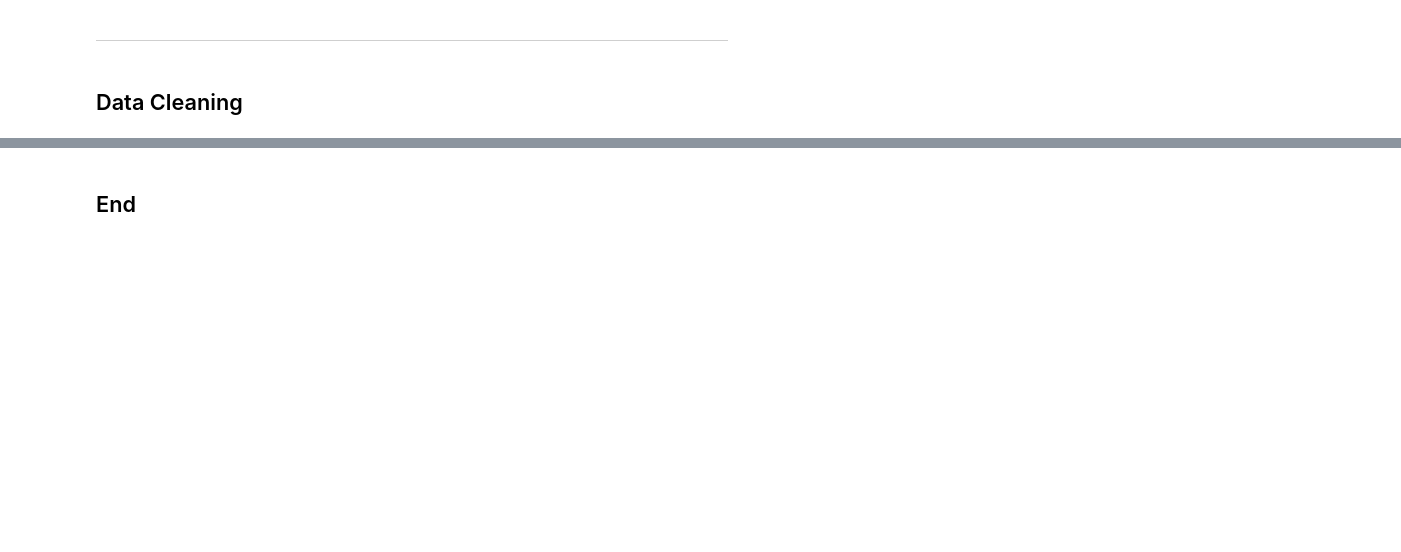
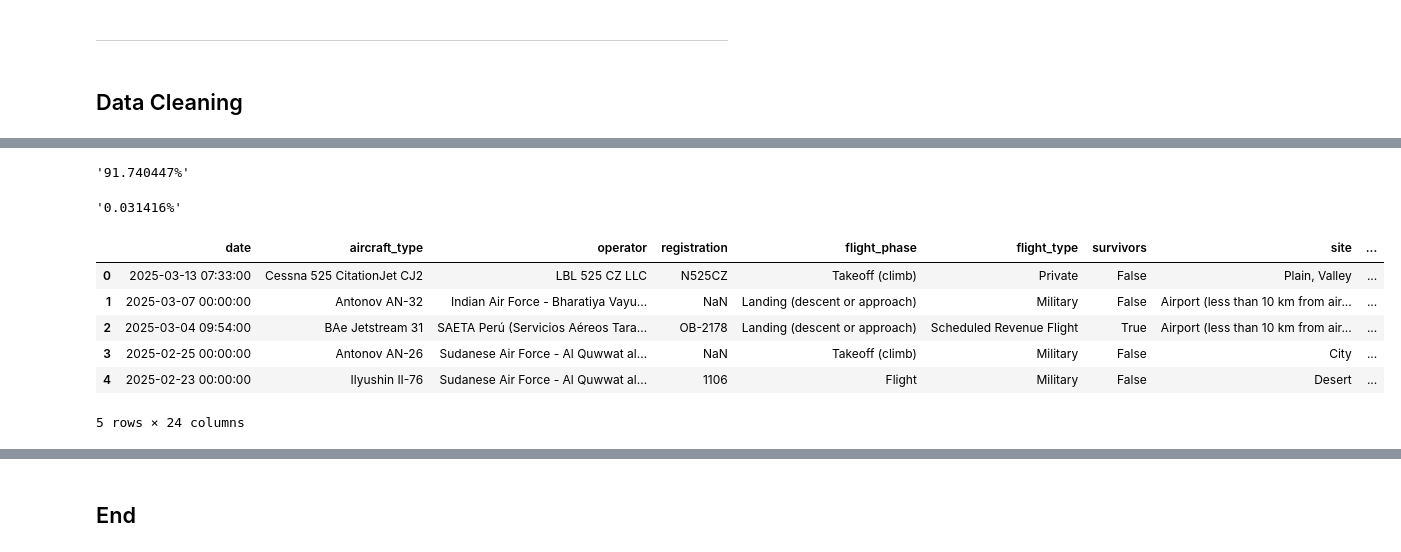
Before and after one commit to nadpierre/aircraft-crashes-clustering-project, a Jupyter notebook: data_collection_and_cleaning.ipynb, the cells around one changed output, grey strips where cells are left out. Drawn from its saved outputs; the diff is of its cells as text; code cells hidden in the pictures; blank space fills up the shorter version.

```diff
--- a/data_collection_and_cleaning.ipynb
+++ b/data_collection_and_cleaning.ipynb
@@ -554,0 +345,32 @@ while min_score > 80:
+# %%
+# Drop yom column
+df = df.drop('yom', axis=1)
+# %%
+# Get proportion of rows where flight_number is null
+f'{len(df[df['flight_number'].isna()]) / len(df):0%}'
+# %% [output]
+'91.740447%'
+# %%
+# Drop flight_number column
+df = df.drop('flight_number', axis=1)
+# %%
+# Only keep first part in location column
+df['location'] = df['location'].str.split(', ', expand=True)[0]
+# %%
+# Get proportion of rows where location is null
+f'{len(df[df['location'].isna()]) / len(df):0%}'
+# %% [output]
+'0.031416%'
+# %%
+# Drop rows where location is null
+df = df.dropna(subset='location').reset_index(drop=True)
+# %%
+df.head()
+# %% [output]
+|  | date | aircraft_type | operator | registration | flight_phase | flight_type | survivors | site | ... |
+| 0 | 2025-03-13 07:33:00 | Cessna 525 CitationJet CJ2 | LBL 525 CZ LLC | N525CZ | Takeoff (climb) | Private | False | Plain, Valley | ... |
+| 1 | 2025-03-07 00:00:00 | Antonov AN-32 | Indian Air Force - Bharatiya Vayu... | NaN | Landing (descent or approach) | Military | False | Airport (less than 10 km from air... | ... |
+| 2 | 2025-03-04 09:54:00 | BAe Jetstream 31 | SAETA Perú (Servicios Aéreos Tara... | OB-2178 | Landing (descent or approach) | Scheduled Revenue Flight | True | Airport (less than 10 km from air... | ... |
+| 3 | 2025-02-25 00:00:00 | Antonov AN-26 | Sudanese Air Force - Al Quwwat al... | NaN | Takeoff (climb) | Military | False | City | ... |
+| 4 | 2025-02-23 00:00:00 | Ilyushin II-76 | Sudanese Air Force - Al Quwwat al... | 1106 | Flight | Military | False | Desert | ... |
+5 rows × 24 columns
```
Also changed, not shown: parts of 42 cells of this notebook, 1 other file.
